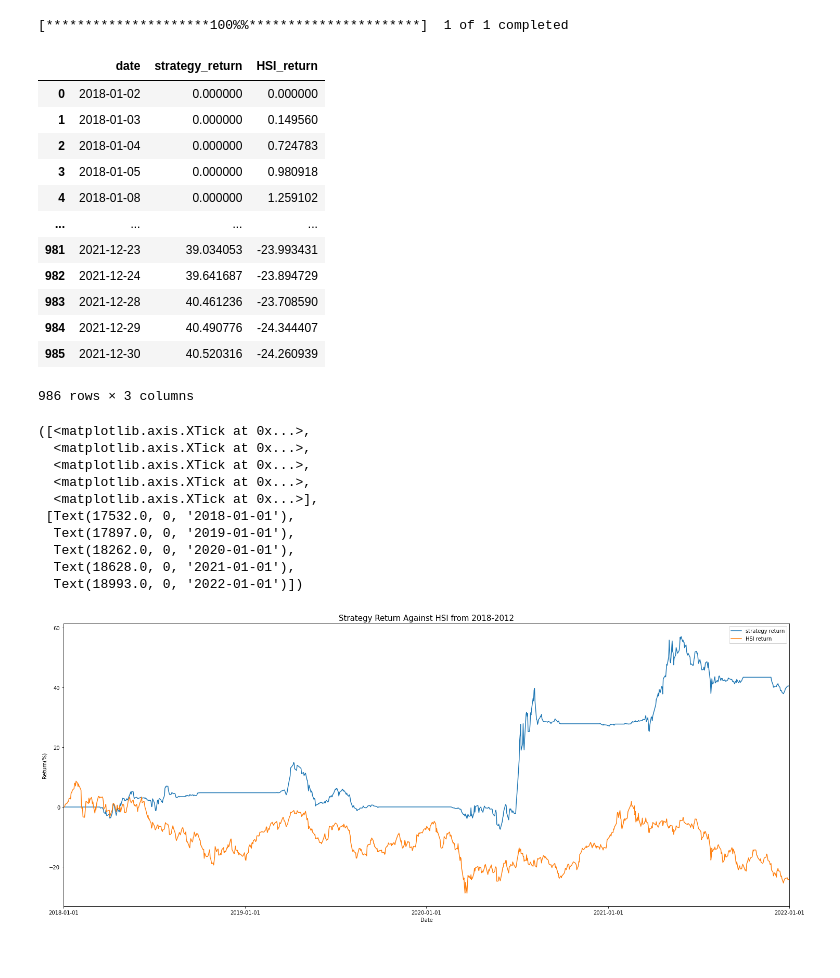
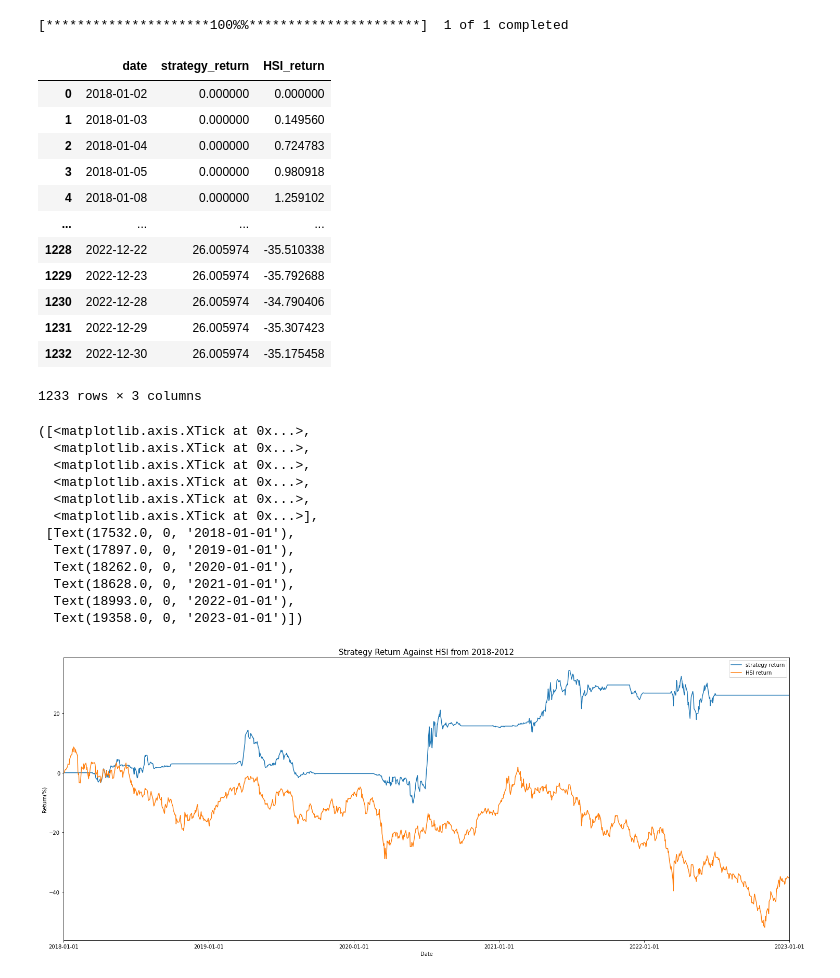
Before and after one commit to nestorfok/scrapeHKEX, a Jupyter notebook: HKEXscraper2/backtest_yearly/backtest.ipynb, the cells around one changed output. Drawn from its saved outputs; the diff is of its cells as text; code cells hidden in the pictures.

```diff
--- a/HKEXscraper2/backtest_yearly/backtest.ipynb
+++ b/HKEXscraper2/backtest_yearly/backtest.ipynb
@@ -37,5 +29,14 @@ ESG_report['ESG_2023_rel_date'] = pd.to_datetime(ESG_report['ESG_2023_rel_date']
 ESG_report = ESG_report.drop(563)
 # ESG_report.sort_values(by=['ESG_2017_rel_date'], ascending=False).head(50)
 # %%
-portfolio = Portfolio(1000000, 10, 30, ESG_report, ESG_score_2017, ESG_score_2018, ESG_score_2019, ESG_score_2020, ESG_score_2021, ESG_score_2022)
+strategy = Strategy(init_cap=1000000,
+                    size=10,
+                    bmark_score=30,
+                    report=ESG_report,
+                    score_2017=ESG_score_2017,
+                    score_2018=ESG_score_2018,
+                    score_2019=ESG_score_2019,
+                    score_2020=ESG_score_2020,
+                    score_2021=ESG_score_2021,
+                    score_2022=ESG_score_2022)
 # %%
@@ -110,5 +138,8 @@ buy 1288.HK
 # %%
-daily_pls = portfolio.get_daily_pls()
-for daily_pl in daily_pls:
-    print("date: " + daily_pl["date"].strftime("%d-%m-%Y") + ", pl: " + str(daily_pl["pl"]) + ", balance: " + str(daily_pl["balance"]))
+daily_pls = strategy.stock_account.get_daily_pls()
+for j in daily_pls:
+    print(j)
+    print("__________________")
+# for daily_pl in daily_pls:
+#     print("date: " + daily_pl["date"].strftime("%d-%m-%Y") + ", pl: " + str(daily_pl["pl"]) + ", balance: " + str(daily_pl["balance"]))
 # %% [output]
@@ -140,7 +171,7 @@ for index in range(len(daily_pls)):
 # %%
 def get_stock_price():
     start = datetime.datetime(2018, 1, 1).date()
-    end = datetime.datetime(2021, 12, 31).date()
+    end = datetime.datetime(2022, 12, 31).date()
     # end = start + datetime.timedelta(days=35)
     # print(end)
     stock_data = yf.download("^HSI", start, end)
@@ -186,12 +217,12 @@ result
 | 3 | 2018-01-05 | 0.000000 | 0.980918 |
 | 4 | 2018-01-08 | 0.000000 | 1.259102 |
 | ... | ... | ... | ... |
-| 981 | 2021-12-23 | 39.034053 | -23.993431 |
-| 982 | 2021-12-24 | 39.641687 | -23.894729 |
-| 983 | 2021-12-28 | 40.461236 | -23.708590 |
-| 984 | 2021-12-29 | 40.490776 | -24.344407 |
-| 985 | 2021-12-30 | 40.520316 | -24.260939 |
+| 1228 | 2022-12-22 | 26.005974 | -35.510338 |
+| 1229 | 2022-12-23 | 26.005974 | -35.792688 |
+| 1230 | 2022-12-28 | 26.005974 | -34.790406 |
+| 1231 | 2022-12-29 | 26.005974 | -35.307423 |
+| 1232 | 2022-12-30 | 26.005974 | -35.175458 |
-986 rows × 3 columns
+1233 rows × 3 columns
 # %%
 result = result.set_index('date', drop=True)
 # %%
@@ -199,30 +230,32 @@ import matplotlib.pyplot as plt
 # %%
 fig = plt.subplots(figsize=(25, 10))
 
 plt.title('Strategy Return Against HSI from 2018-2012', fontsize=15)
 
 plt.xlabel('Date', fontsize=10)
 plt.ylabel('Return(%)', fontsize=10)
 
 plt.plot(result.index, result['strategy_return'], label="strategy return")
 plt.plot(result.index, result['HSI_return'], label="HSI return")
 plt.legend()
 
 plt.xlim(result.index.min(), result.index.max())
-ticks = ['2018-01-01', '2019-01-01', '2020-01-01', '2021-01-01', '2022-01-01']
+ticks = ['2018-01-01', '2019-01-01', '2020-01-01', '2021-01-01', '2022-01-01', '2023-01-01']
 plt.xticks(ticks)
 # %% [output]
 ([<matplotlib.axis.XTick at 0x...>,
+  <matplotlib.axis.XTick at 0x...>,
   <matplotlib.axis.XTick at 0x...>,
   <matplotlib.axis.XTick at 0x...>,
   <matplotlib.axis.XTick at 0x...>,
   <matplotlib.axis.XTick at 0x...>],
  [Text(17532.0, 0, '2018-01-01'),
   Text(17897.0, 0, '2019-01-01'),
   Text(18262.0, 0, '2020-01-01'),
   Text(18628.0, 0, '2021-01-01'),
-  Text(18993.0, 0, '2022-01-01')])
+  Text(18993.0, 0, '2022-01-01'),
+  Text(19358.0, 0, '2023-01-01')])
-[figure, old version]
+[figure, new version]
 # %%
 for daily_pl in daily_pls:
     print("date: " + daily_pl["date"].strftime("%d-%m-%Y") + ", pl: " + str(daily_pl["pl"]) + ", balance: " + str(daily_pl["balance"]))
```
Also changed, not shown: parts of 10 cells of this notebook, 4 other files.
